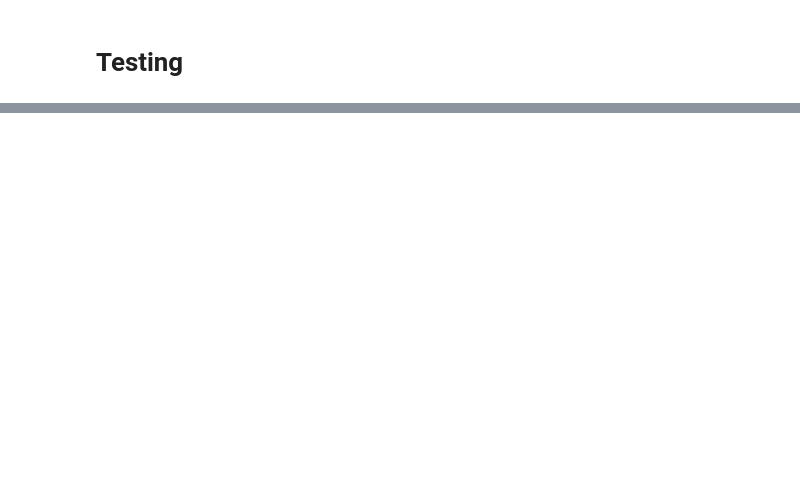
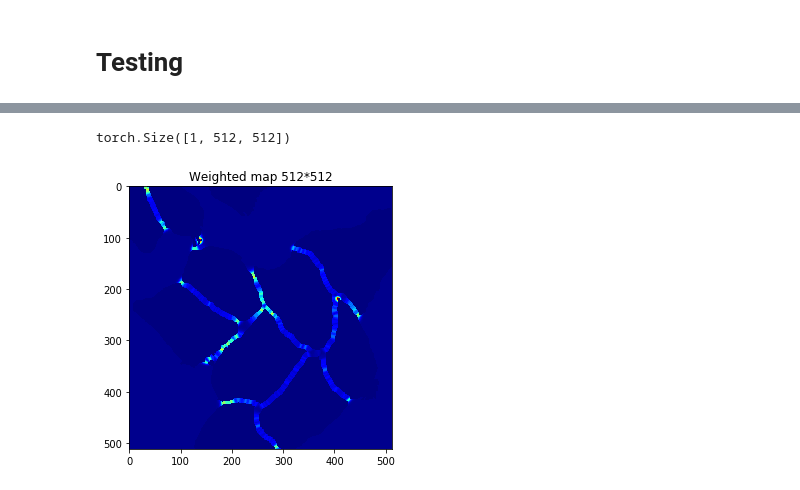
Before and after one commit to nsirons/DL-unet, a Jupyter notebook: main.ipynb, the cells around one changed output, grey strips where cells are left out. Cells and saved outputs as stored; diff of their text form; code cells hidden in the pictures; blank space fills up the shorter version.

```diff
--- a/main.ipynb
+++ b/main.ipynb
@@ -396,13 +379,13 @@ else:
     print('Running on the CPU')
 
 # Get test data
-test_dataset  = ImageDataset_test(root_dir, ISBI2012=ISBI2012)
+test_dataset  = ImageDataset_test(root_dir, ISBI2012=False)
 test_dataset  = [test_dataset[idx] for idx in range(len(test_dataset))]
-test_set      = test_dataset[0: 1]
-test_loader   = DataLoader(test_set, batch_size=batch_size, shuffle=False)
+test_set      = test_dataset
+test_loader   = DataLoader(test_set, batch_size=1, shuffle=False)
 
 # Make directory for test outputs (assumes .pth format)
-output_dir = os.path.join(model_path[0:len(model_path)-4], '_test')
+output_dir = model_path[0:len(model_path)-4] + '_test'
 maybe_mkdir_p(output_dir)
 
 torch.cuda.empty_cache()
@@ -427,16 +413,22 @@ for batch in test_loader:
 
     pad = int((pred.shape[-1] - label.shape[-1]) / 2)
     pred = pred[:, :, pad:label.shape[-1]+pad, pad:label.shape[-1]+pad].argmax(dim=1)
+    pad = int((image.shape[-1] - label.shape[-1]) / 2)
+    image = image[0, 0, pad:label.shape[-1]+pad, pad:label.shape[-1]+pad]
+    label = label[0, 0, :, :].float()
+    pred = pred[0, :, :].float()
 
-    save_image(image[0, 0, :, :],         os.path.join(output_dir, 'images', f'image{idx}.tif'))
-    save_image(label[0, 0, :, :].float(), os.path.join(output_dir, 'preds',  f'pred{idx}.tif' ))
-    save_image(pred[0, :, :].float(),     os.path.join(output_dir, 'labels', f'label{idx}.tif'))
+    save_image(image, os.path.join(output_dir, 'images', f'image{idx}.tif'))
+    save_image(label, os.path.join(output_dir, 'labels', f'label{idx}.tif'))
+    save_image(pred,  os.path.join(output_dir, 'preds',  f'pred{idx}.tif' ))
+
+    idx += 1
 
     if start_eval_test == 0:
-        test_eval = evaluation_metrics(pred[0, :, :].detach(), label[0, 0, :, :].detach())
+        test_eval = evaluation_metrics(pred.detach(), label.detach())
         start_eval_test += 1
     else:
-        np.concatenate((test_eval, evaluation_metrics(pred[0, :, :].detach(), label[0, 0, :, :].detach())), axis=1)
+        np.concatenate((test_eval, evaluation_metrics(pred.detach(), label.detach())), axis=1)
 
 test = np.mean(test_eval, axis=1)
 
@@ -460,9 +458,9 @@ for i in range(1):
 
     pad = int((image.shape[-1] - label.shape[-1]) / 2)
 
-    ax0.imshow(image[0, 0, pad:label.shape[-1]+pad, pad:label.shape[-1]+pad].detach(), cmap='gray')
-    ax1.imshow(pred[0, :, :].detach(),  cmap='gray')
-    ax2.imshow(label[0, 0, :, :].detach(), cmap='gray')
+    ax0.imshow(image.detach(), cmap='gray')
+    ax1.imshow(pred.detach(),  cmap='gray')
+    ax2.imshow(label.detach(), cmap='gray')
 
     ax0.set_title('Full image 512*512')
     ax1.set_title('Prediction 512*512')
@@ -470,10 +470,17 @@ for i in range(1):
 # %%
 from functions import weighted_map
 
-w = weighted_map(label, 1)
+w = weighted_map(label.reshape([-1,label.shape[0],label.shape[1]]))
 print(w.shape)
+# %% [output]
+torch.Size([1, 512, 512])
 # %%
-fig = plt.figure(figsize=(16,9))
-ax0 = fig.add_subplot(131)
-ax0.imshow(w[0, 0, :, :].detach(), cmap='jet')
-ax0.set_title('Weighted map 512*512')
+for i in range(1):
+    fig = plt.figure(figsize=(16,9))
+    ax0 = fig.add_subplot(131)
+    ax0.imshow(w[0, :, :].detach(), cmap='jet')
+    ax0.set_title('Weighted map 512*512')
+
+    #### Would be a good idea to put a colorbar
+# %% [output]
+[figure, added]
```
Also changed, not shown: parts of 13 cells of this notebook.
